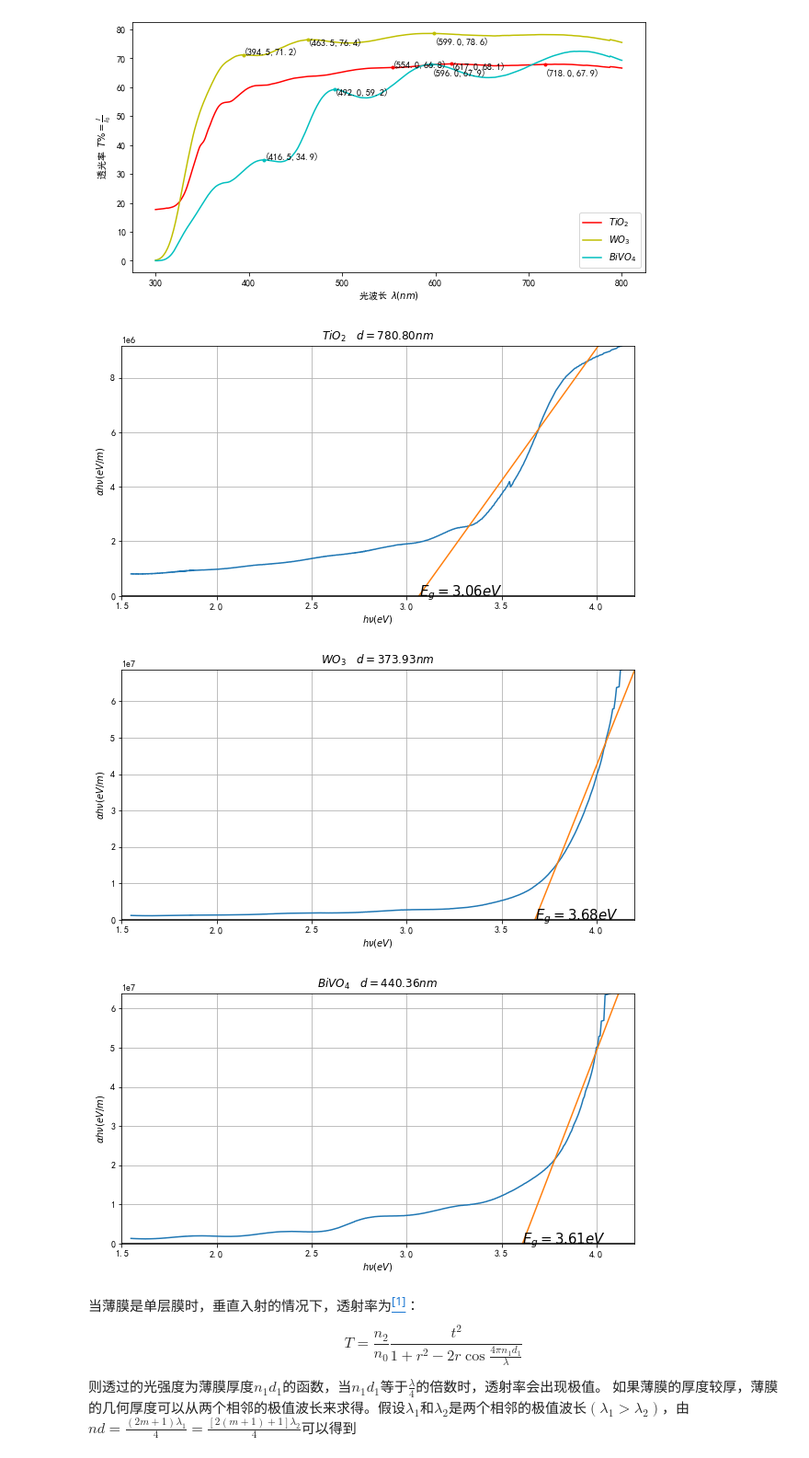
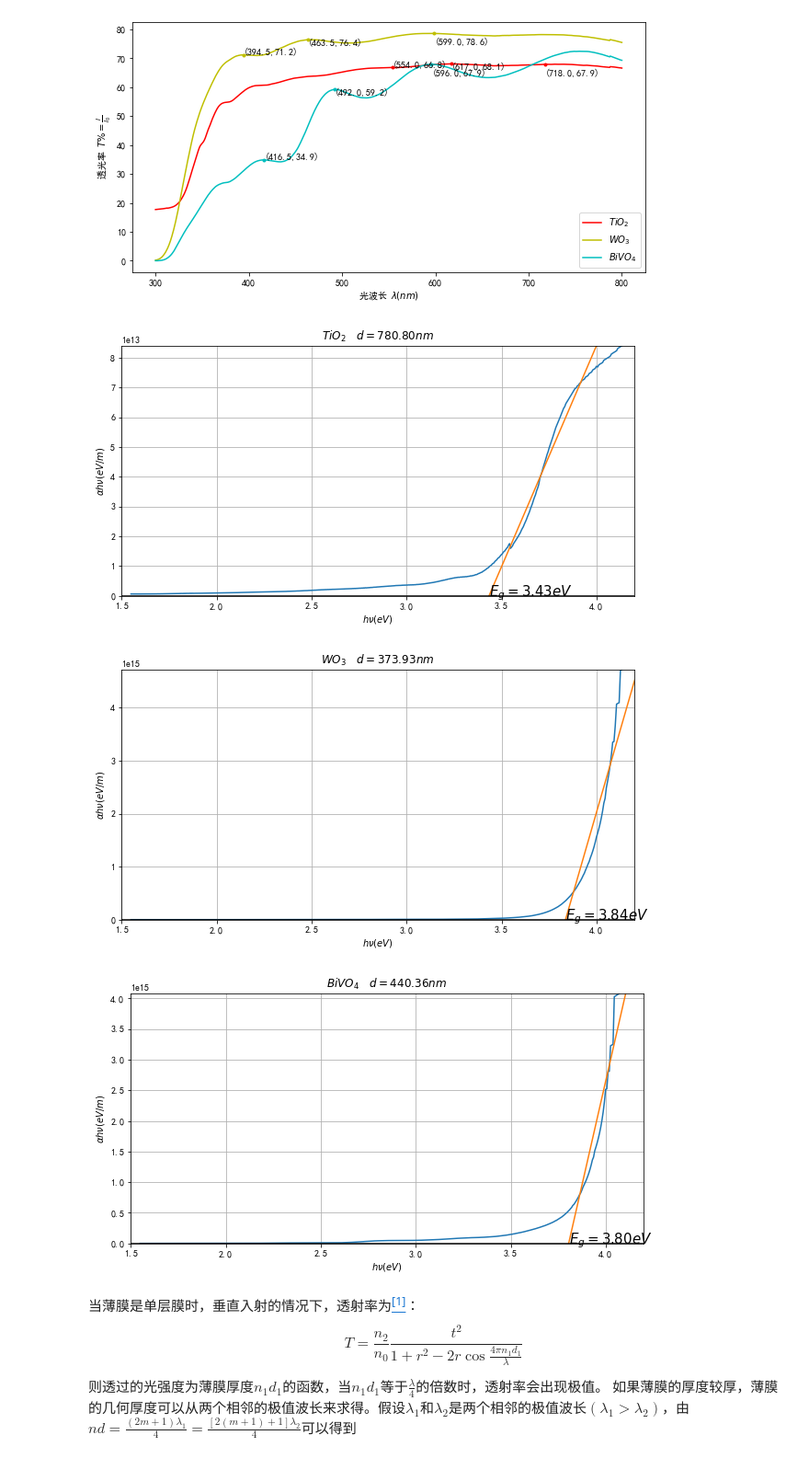
Before and after one commit to tsaihsiaoyi/Jupyter, a Jupyter notebook: Experimental_data/分光光度计/Fenguang.ipynb, the cells around one changed output. Shown: that part at 92% size. Saved outputs shown, nothing was run; the diff lists cells and outputs as text; code cells hidden in the pictures.

```diff
--- a/Experimental_data/分光光度计/Fenguang.ipynb
+++ b/Experimental_data/分光光度计/Fenguang.ipynb
@@ -105,9 +105,9 @@ plt.show()
 [figure]
 # %%
 adjust_lis=[
-    lambda x:np.logical_and(3.2<=x,x<=3.9),
-    lambda x:3.7<=x,
-    lambda x:3.7<=x
+    lambda x:np.logical_and(3.5<=x,x<=4),
+    lambda x:3.8<=x,
+    lambda x:3.8<=x
 ]
 for i in range(3):
     plt.figure(figsize=[10,5])
@@ -115,37 +115,37 @@ for i in range(3):
     x=xy[0]
     y=signal.savgol_filter(xy[1],53,10)
     peaks=signal.find_peaks(y,prominence=0.05,height=30)
     peaks_x=[x[i] for i in peaks[0]]
     lambda1,lambda2,lambda3=peaks_x[-1:-4:-1]
     d1=lambda1*lambda2/(2*np.pi*(lambda2-lambda1))
     d2=lambda2*lambda3/(2*np.pi*(lambda3-lambda2))
     d_avg=np.average([d1,d2])
     plt.title('$%s\ \ \ d=%.2fnm$'%(name_lis_2[i],d_avg))
     a_i=-np.log(xy[1]/100)*1e9/d_avg
     y=a_i*constants.h*constants.c/x/1e-9/constants.eV
     x=constants.h*constants.c/x/1e-9/constants.eV
     x=np.delete(x,np.where(y==np.inf))
-    y=np.delete(y,np.where(y==np.inf))
+    y=np.delete(y,np.where(y==np.inf))**2
     plt.plot(x,y)
     xi=x[np.where(adjust_lis[i](x))]
     yi=y[np.where(adjust_lis[i](x))]
     fit_eg=np.polyfit(xi,yi,1)
     line=np.poly1d(fit_eg)
     xf=np.linspace(1,4.3,100)
     yf=np.polyval(fit_eg,xf)
     plt.plot(xf,yf)
     plt.plot(np.linspace(1,5,500),[0]*500,color='k')
     plt.xlim(1.5,4.2)
     plt.ylim(0,np.max(y))
     plt.xlabel(r'$h\nu(eV)$')
     plt.ylabel(r'$\alpha h\nu(eV/m)$')
     plt.text(line.roots,0.001,s='$E_g=%.2feV$'%line.roots[0],fontdict={'size':15})
     plt.grid()
 plt.show()
 # %% [output]
-[figure, old version]
+[figure, new version]
-[figure, old version]
+[figure, new version]
-[figure, old version]
+[figure, new version]
 # %% [markdown]
 当薄膜是单层膜时，垂直入射的情况下，透射率为[<sup>[1]</sup>](#refer-anchor-1)：
 $$
```
Also changed, not shown: parts of 2 cells of this notebook, 10 other files.
